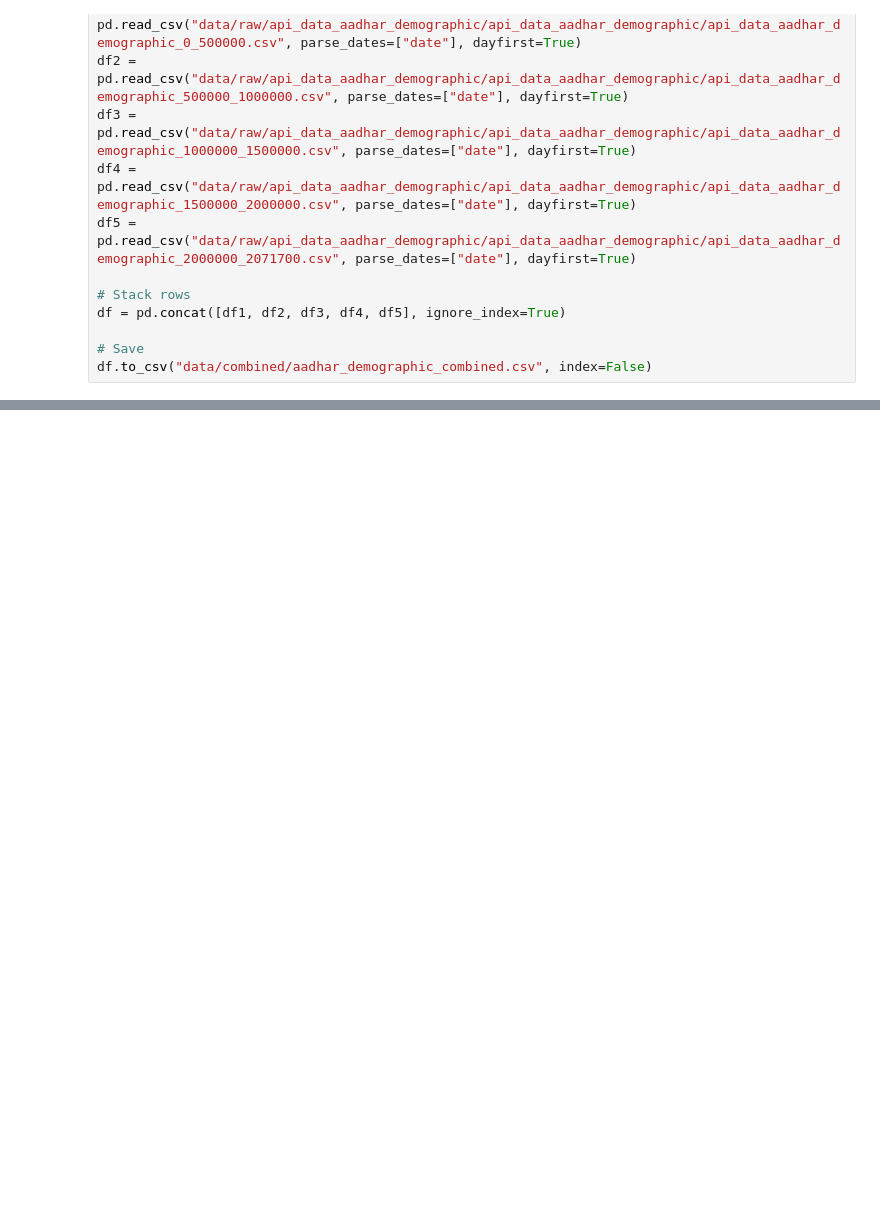
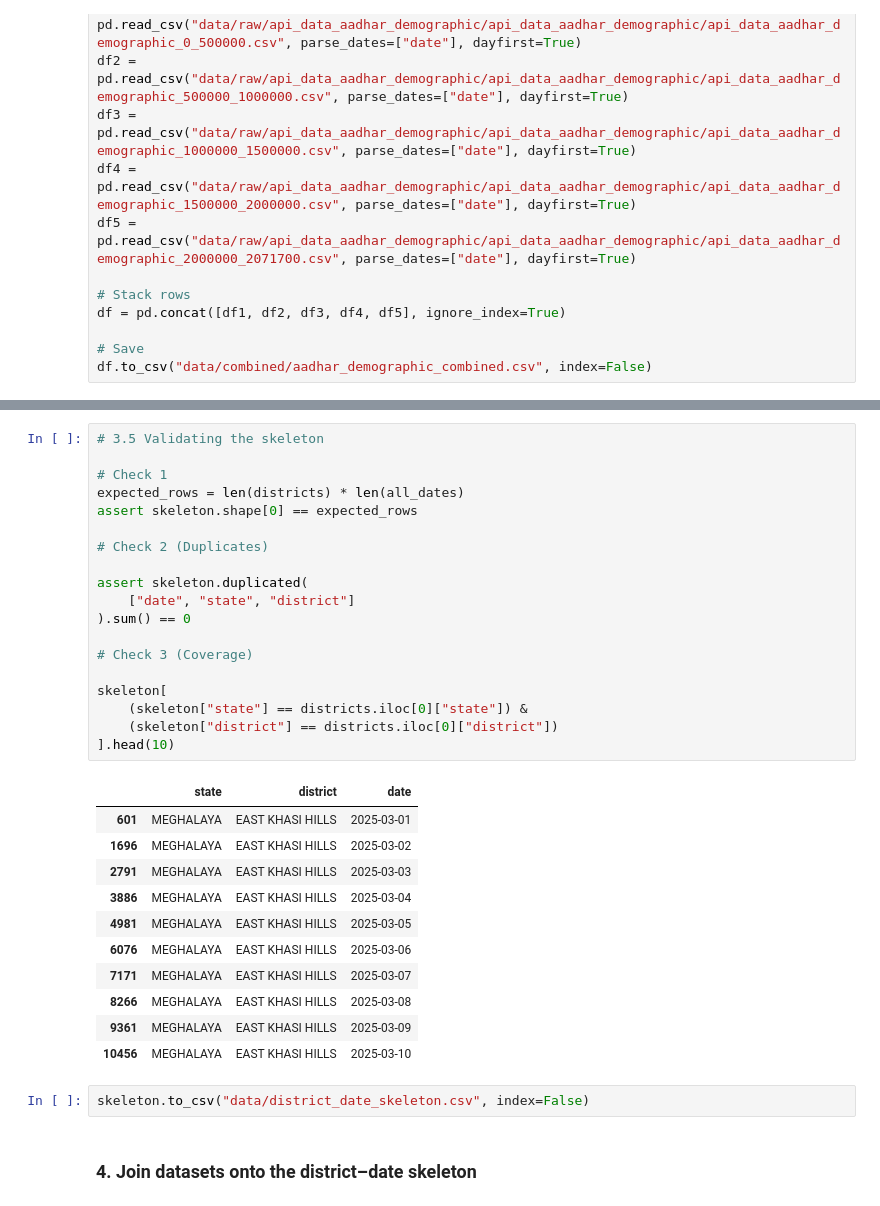
Before and after one commit to MayankDash/Aadhar_UIDAI_DataExploration, a Jupyter notebook: 01_data_preprocessing.ipynb, the cells around one changed output, grey strips where cells are left out. Saved outputs shown, nothing was run; the diff lists cells and outputs as text; blank space fills up the shorter version.

```diff
--- a/01_data_preprocessing.ipynb
+++ b/01_data_preprocessing.ipynb
@@ -46,0 +286,35 @@ len(df)
+# %%
+# 3.5 Validating the skeleton
+
+# Check 1
+expected_rows = len(districts) * len(all_dates)
+assert skeleton.shape[0] == expected_rows
+
+# Check 2 (Duplicates)
+
+assert skeleton.duplicated(
+    ["date", "state", "district"]
+).sum() == 0
+
+# Check 3 (Coverage)
+
+skeleton[
+    (skeleton["state"] == districts.iloc[0]["state"]) &
+    (skeleton["district"] == districts.iloc[0]["district"])
+].head(10)
+# %% [output]
+|  | state | district | date |
+| 601 | MEGHALAYA | EAST KHASI HILLS | 2025-03-01 |
+| 1696 | MEGHALAYA | EAST KHASI HILLS | 2025-03-02 |
+| 2791 | MEGHALAYA | EAST KHASI HILLS | 2025-03-03 |
+| 3886 | MEGHALAYA | EAST KHASI HILLS | 2025-03-04 |
+| 4981 | MEGHALAYA | EAST KHASI HILLS | 2025-03-05 |
+| 6076 | MEGHALAYA | EAST KHASI HILLS | 2025-03-06 |
+| 7171 | MEGHALAYA | EAST KHASI HILLS | 2025-03-07 |
+| 8266 | MEGHALAYA | EAST KHASI HILLS | 2025-03-08 |
+| 9361 | MEGHALAYA | EAST KHASI HILLS | 2025-03-09 |
+| 10456 | MEGHALAYA | EAST KHASI HILLS | 2025-03-10 |
+# %%
+skeleton.to_csv("data/district_date_skeleton.csv", index=False)
+# %% [markdown]
+### 4. Join datasets onto the district–date skeleton
```
Also changed, not shown: parts of 49 cells of this notebook, 9 other files.
